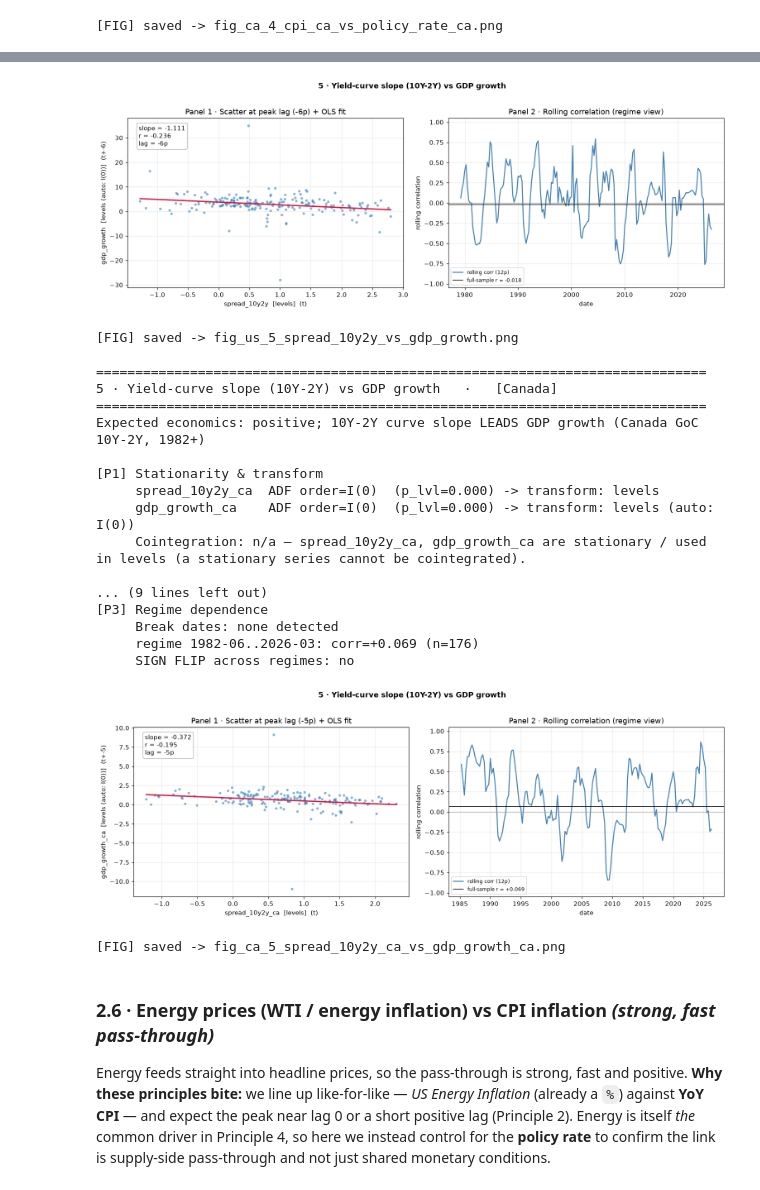
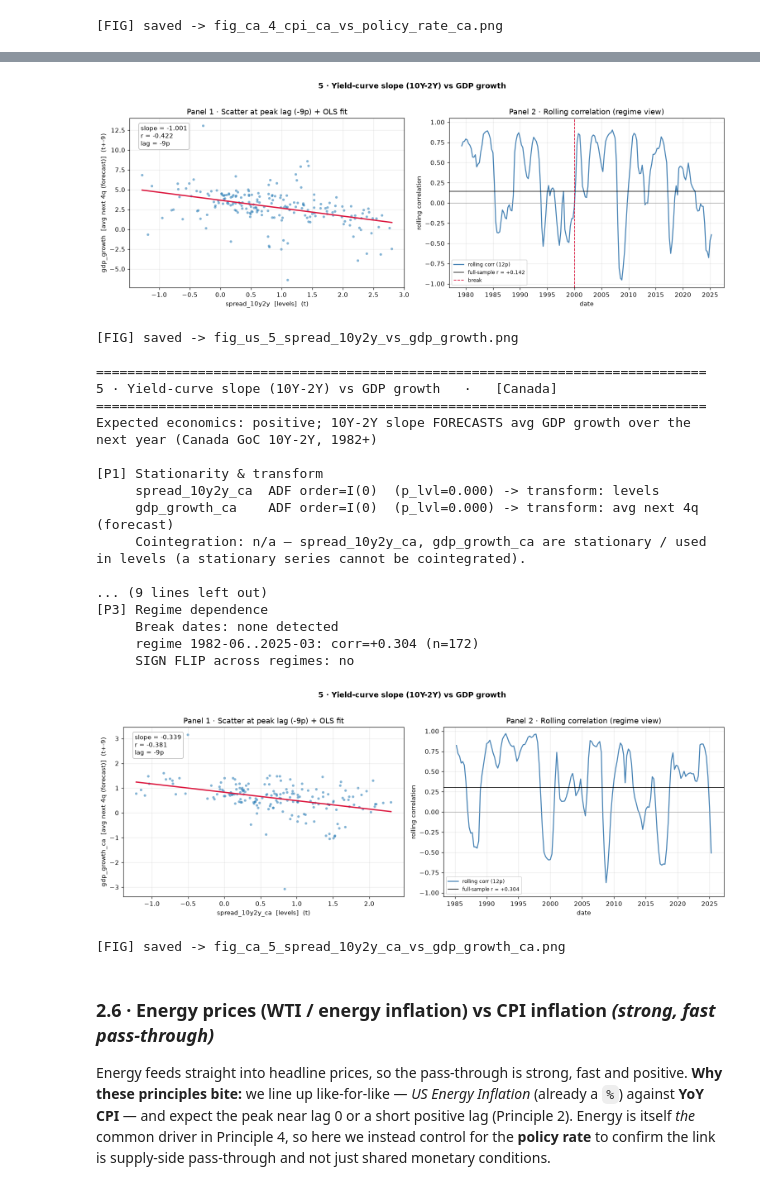
Before and after one commit to will-smith12/macro-relationships-dashboard, a Jupyter notebook: macro_relationships_master.ipynb, the cells around one changed output, grey strips where cells are left out. Saved outputs shown, nothing was run; the diff lists cells and outputs as text; code cells hidden in the pictures.

```diff
--- a/macro_relationships_master.ipynb
+++ b/macro_relationships_master.ipynb
@@ -283,6 +283,17 @@ def apply_transform(s, kind):
         # the demand-pull signal, so the output gap enters with its correct sign.
         return (s.pct_change(PERIODS_YR) * 100.0).diff(), \
             f"Δ YoY % (inflation accel., {PERIODS_YR}p)"
+    if kind == "fwd_avg":
+        # Forward-looking average of the next PERIODS_YR periods (the dependent
+        # variable in the term-structure forecasting literature: Estrella &
+        # Hardouvelis / Estrella & Mishkin regress the yield-curve slope on the
+        # AVERAGE real-GDP growth over the following year, not a single noisy
+        # annualised quarter). For a series g, value at t = mean(g_{t+1..t+P}),
+        # so the *contemporaneous* correlation with the slope IS the forecast.
+        # Averaging over the horizon also damps one-off outliers (the 2020-21
+        # COVID swings) without discretionary sample deletion.
+        fwd = s.rolling(PERIODS_YR).mean().shift(-PERIODS_YR)
+        return fwd, f"avg next {PERIODS_YR}q (forecast)"
     # auto
     rep = adf_report(s)
     # Treat I(1) AND I(1+) (still non-stationary after one diff) as needing a
@@ -481,7 +492,7 @@ def analyze_relationship(rid, title, xkey, ykey, *,
                          partial_driver_key=None, driver_transform=None,
                          graph_only=False, expect="", expected_lead=None,
                          expected_sign=None, expected_leader=None, fig_n=None,
-                         country="US"):
+                         country="US", exclude_periods=None):
     """Full single-relationship analysis: prints the report, draws + saves the
     two-panel figure, and returns one master-summary row (or None if skipped).
 
@@ -513,6 +524,25 @@ def analyze_relationship(rid, title, xkey, ykey, *,
           f"(p_lvl={adf_x['p_level']:.3f}) -> transform: {xlab}")
     print(f"     {yname:<16} ADF order={adf_y['order']:<5} "
           f"(p_lvl={adf_y['p_level']:.3f}) -> transform: {ylab}")
+
+    # --- optional sample exclusion (e.g. COVID outliers) -------------------
+    # Drop user-specified date ranges from BOTH transformed series BEFORE any
+    # correlation / CCF / regime / rolling computation. This keeps extreme
+    # structural outliers — chiefly the 2020-21 COVID GDP swings (-28%/+35%
+    # annualised), which are bivariate outliers that dominate a Pearson r — from
+    # masking the underlying relationship. Masked as NaN (not dropped) so the
+    # time index stays continuous: rolling windows simply span the gap and every
+    # downstream step already dropna()s. Scoped per relationship via the
+    # exclude_periods=[(lo, hi), ...] argument so other panels are untouched.
+    if exclude_periods:
+        xtr, ytr = xtr.copy(), ytr.copy()
+        for _lo, _hi in exclude_periods:
+            xtr[(xtr.index >= pd.Timestamp(_lo)) & (xtr.index <= pd.Timestamp(_hi))] = np.nan
+            ytr[(ytr.index >= pd.Timestamp(_lo)) & (ytr.index <= pd.Timestamp(_hi))] = np.nan
+        _excl = ", ".join(f"{a}..{b}" for a, b in exclude_periods)
+        _nmask = int((pd.concat([xtr, ytr], axis=1).isna().any(axis=1)).sum())
+        print(f"     [P1b] Sample exclusion: dropped {_excl}  "
+              f"({_nmask} quarters masked from x/y before analysis)")
 
     # --- PRINCIPLE 1b: cointegration eligibility -----------------------------
     # Cointegration (Johansen on the RAW LEVELS) is only valid when BOTH series
@@ -1789,16 +1829,16 @@ benchmark spread that matches the workbook-derived series at r≈0.998 over the
 r = analyze_relationship(
     "rel5_slope_gdp", "5 · Yield-curve slope (10Y-2Y) vs GDP growth",
     "spread_10y2y", "gdp_growth",
-    x_transform="level", y_transform="auto",
+    x_transform="level", y_transform="fwd_avg",
     expected_lead="x", expected_sign="+", expected_leader="x", fig_n=5, country="US",
-    expect="positive; 10Y-2Y curve slope LEADS GDP growth by ~6-18 months")
+    expect="positive; 10Y-2Y slope FORECASTS avg GDP growth over the next year")
 if r: SUMMARY.append(r)
 r = analyze_relationship(
     "rel5_slope_gdp", "5 · Yield-curve slope (10Y-2Y) vs GDP growth",
     "spread_10y2y_ca", "gdp_growth_ca",
-    x_transform="level", y_transform="auto",
+    x_transform="level", y_transform="fwd_avg",
     expected_lead="x", expected_sign="+", expected_leader="x", fig_n=5, country="Canada",
-    expect="positive; 10Y-2Y curve slope LEADS GDP growth (Canada GoC 10Y-2Y, 1982+)")
+    expect="positive; 10Y-2Y slope FORECASTS avg GDP growth over the next year (Canada GoC 10Y-2Y, 1982+)")
 if r: SUMMARY.append(r)
 # %% [output]
 ==============================================================================
@@ -1820,23 +1860,23 @@ Expected economics: positive; 10Y-2Y curve slope LEADS GDP growth by ~6-18 month
      SIGN FLIP across regimes: no
-[figure, old version]
+[figure, new version]
 [FIG] saved -> fig_us_5_spread_10y2y_vs_gdp_growth.png
 
 ==============================================================================
 5 · Yield-curve slope (10Y-2Y) vs GDP growth   ·   [Canada]
 ==============================================================================
-Expected economics: positive; 10Y-2Y curve slope LEADS GDP growth (Canada GoC 10Y-2Y, 1982+)
+Expected economics: positive; 10Y-2Y slope FORECASTS avg GDP growth over the next year (Canada GoC 10Y-2Y, 1982+)
 
 [P1] Stationarity & transform
      spread_10y2y_ca  ADF order=I(0)  (p_lvl=0.000) -> transform: levels
-     gdp_growth_ca    ADF order=I(0)  (p_lvl=0.000) -> transform: levels (auto: I(0))
+     gdp_growth_ca    ADF order=I(0)  (p_lvl=0.000) -> transform: avg next 4q (forecast)
      Cointegration: n/a — spread_10y2y_ca, gdp_growth_ca are stationary / used in levels (a stationary series cannot be cointegrated).
 
 ... (9 lines left out)
 [P3] Regime dependence
      Break dates: none detected
-     regime 1982-06..2026-03: corr=+0.069 (n=176)
+     regime 1982-06..2025-03: corr=+0.304 (n=172)
      SIGN FLIP across regimes: no
-[figure, old version]
+[figure, new version]
 [FIG] saved -> fig_ca_5_spread_10y2y_ca_vs_gdp_growth_ca.png
 # %% [markdown]
 ### 2.6 · Energy prices (WTI / energy inflation) vs CPI inflation  *(strong, fast pass-through)*
```
Also changed, not shown: parts of 4 cells of this notebook, 10 other files.
